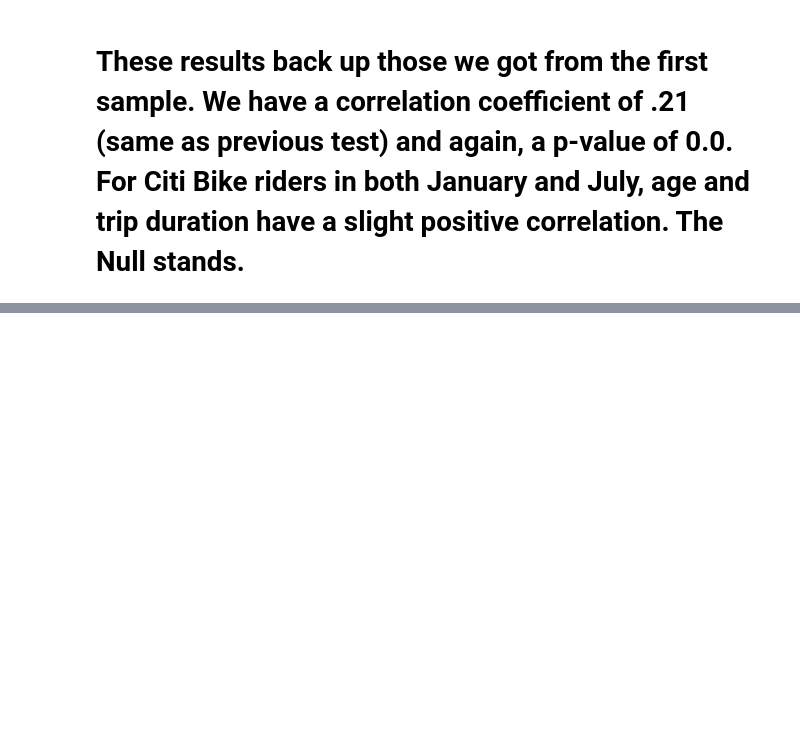
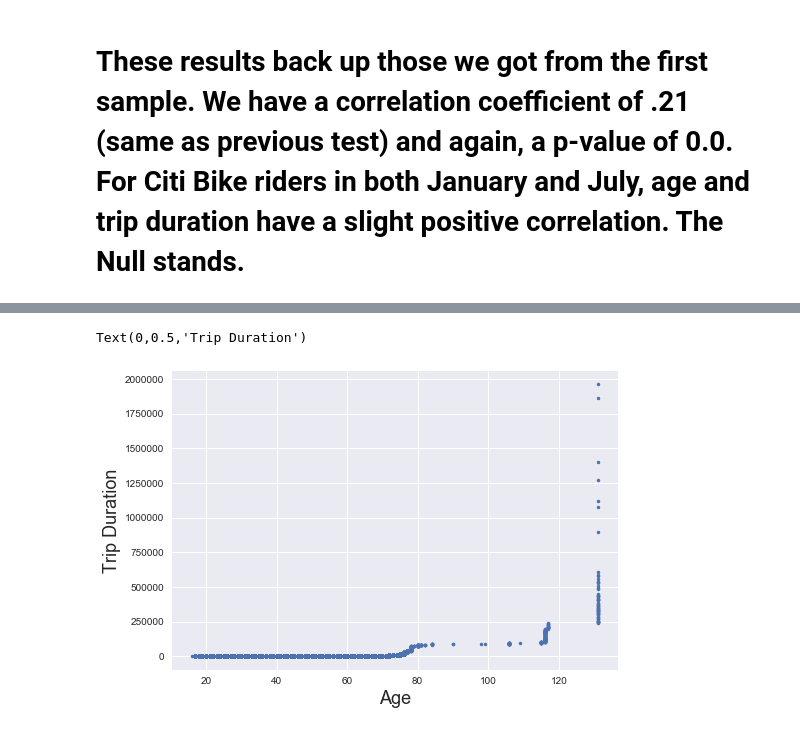
Before and after one commit to adriandahlin/CUSP_Principles_of_Urban_Informatics, a Jupyter notebook: HW6_akd361/HW6_Assignment2_CitiBike (1).ipynb, the cells around one changed output, grey strips where cells are left out. Drawn from its saved outputs; the diff is of its cells as text; code cells hidden in the pictures; blank space fills up the shorter version.

```diff
--- a/HW6_akd361/HW6_Assignment2_CitiBike (1).ipynb
+++ b/HW6_akd361/HW6_Assignment2_CitiBike (1).ipynb
@@ -227,0 +234,7 @@ print (correlation)
+# %%
+pl.plot(array1,array3,'.')
+pl.xlabel("Age", fontsize=18)
+pl.ylabel("Trip Duration", fontsize=18)
+# %% [output]
+Text(0,0.5,'Trip Duration')
+[figure, added]
```
Also changed, not shown: parts of 23 cells of this notebook.
